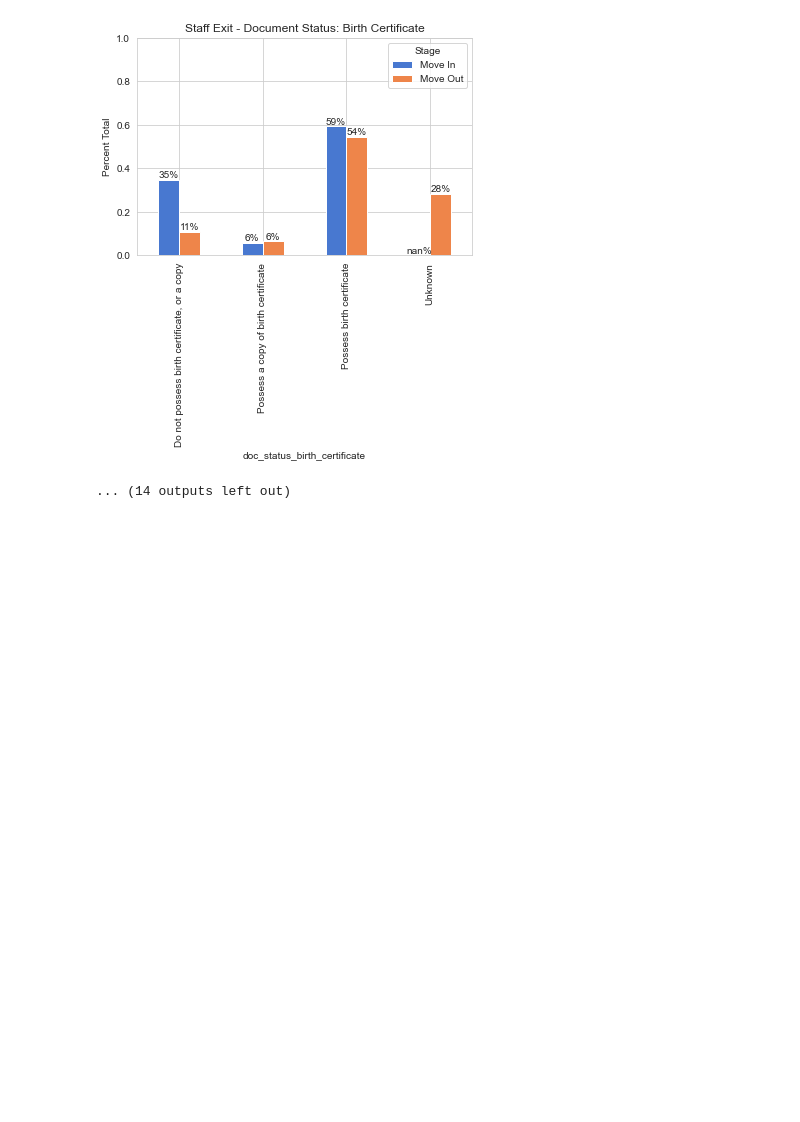
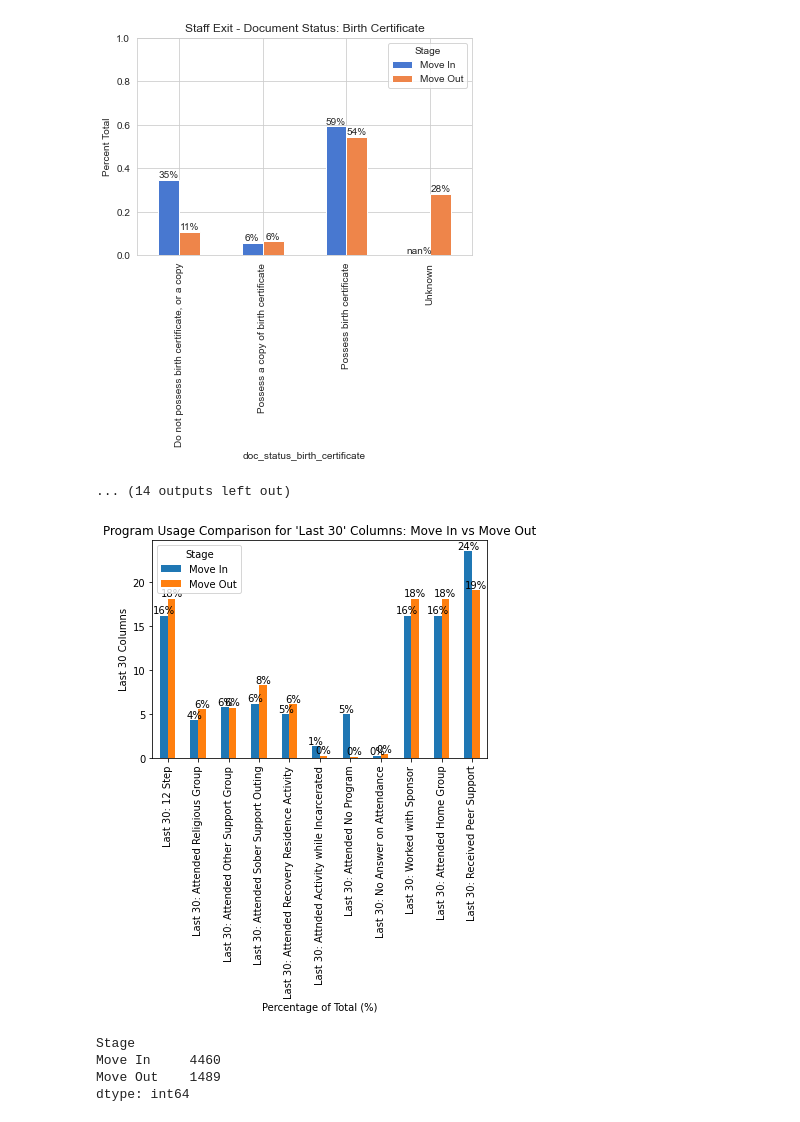
Before and after one commit to eppotter/OhioRecoveryHousing, a Jupyter notebook: Question_Workspace.ipynb, the cells around one changed output. Saved outputs shown, nothing was run; the diff lists cells and outputs as text; code cells hidden in the pictures; blank space fills up the shorter version.

```diff
--- a/Question_Workspace.ipynb
+++ b/Question_Workspace.ipynb
@@ -170,3 +248,18 @@ staff_title = 'Staff Exit'
 def orh_full_comparison(data1, data2, graph_title1 = '', graph_title2 = '', stage = "Move In"):
      orh_cohort_comp_summary(data1, data2, graph_title1, graph_title2, stage)
      orh_outcome_comp_summary(data1, data2, graph_title1, graph_title2)
+# %%
+
+
+
+
+
+
+
+
+
+
+
+
+for col in orh_data.columns:
+    print(col)
@@ -655,6 +766,63 @@ orh_all_outcome_comp_summary(client_exit, staff_exit, client_title, staff_title)
 [figure]
 [figure]
 ... (14 outputs left out)
+# %%
+def orh_outcome_prog(input_data, graph_title = ""):
+    # Participation in Recovery Programs
+    out_progs = input_data[['Stage','input_type','last_30_attendance_12_step','last_30_attendance_organized_religious_group','last_30_attendance_other_support_group',
+                        'last_30_attendance_sober_support_outing','last_30_attendance_activities_sponsored_by_recovery_residence',
+                        'last_30_attendance_activities_provided_while_incarcerated','last_30_attendance_none', 'last_30_attendance_no_answer',
+                        'last_30_attendance_working_with_sponsor','last_30_attendance_in_home_group','last_30_received_peer_support']]
+    update_cols = out_progs.columns[2:]
+    for col in update_cols:
+        out_progs[col] = out_progs[col].fillna('NA').map(lambda x: 1 if x != 'NA' else 0)
+    out_progs.columns = ['Stage','Input Type','Last 30: 12 Step','Last 30: Attended Religious Group','Last 30: Attended Other Support Group','Last 30: Attended Sober Support Outing','Last 30: Attended Recovery Residence Activity','Last 30: Attnded Activity while Incarcerated','Last 30: Attended No Program','Last 30: No Answer on Attendance','Last 30: Worked with Sponsor', 'Last 30: Attended Home Group', 'Last 30: Received Peer Support']
+
+    out_progs = out_progs[out_progs['Input Type'] == 'Client']
+    out_progs = out_progs[out_progs['Stage'] != 'Follow Up']
+
+
+    grouped = out_progs.groupby("Stage").sum()
+
+    # Calculate the percentage of total for each column
+    total = grouped.sum(axis=1)
+    percentage = grouped.div(total, axis=0) * 100
+
+    # Transpose the DataFrame to have the "last 30" columns as rows
+    percentage_t = percentage.transpose()
+
+    # Create a horizontal stacked bar chart
+    ax = percentage_t.plot(kind="bar", stacked=False)
+
+    # Set the chart title and labels
+    if graph_title == "":
+        ax.set_title(f"Program Usage Comparison for 'Last 30' Columns: Move In vs Move Out")
+    else:
+        ax.set_title(f"{graph_title} - Program Usage Comparison for 'Last 30' Columns: Move In vs Move Out")
+    ax.set_xlabel("Percentage of Total (%)")
+    ax.set_ylabel("Last 30 Columns")
+
+
+    # Add percentage labels above each bar
+    for container in ax.containers:
+        for bar in container:
+            height = bar.get_height()
+            ax.text(bar.get_x() + bar.get_width() / 2, height, f'{height:.0f}%',
+                    ha='center', va='bottom')
+
+    # Show the chart
+    plt.show()
+
+    print(total)
+
+
+orh_outcome_prog(orh_female)
+# %% [output]
+[figure, added]
+Stage
+Move In     4460
+Move Out    1489
+dtype: int64
 # %%
 def orh_all_outcome_sub(input_data, graph_title = ""):
     # Substance User
```
Also changed, not shown: parts of 8 cells of this notebook, 1 other file.
